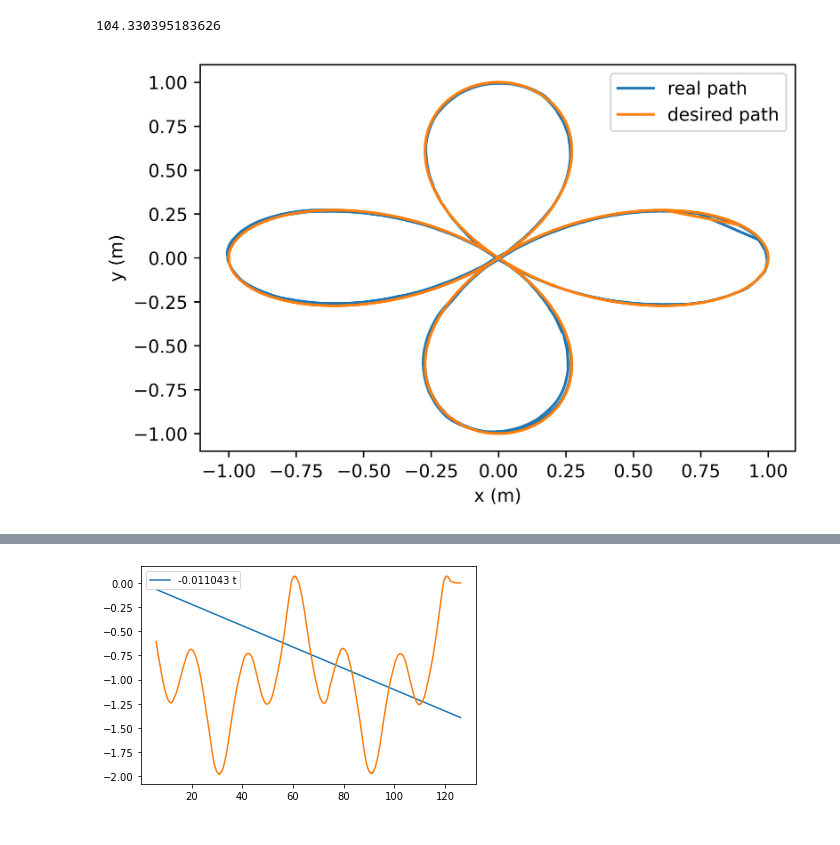
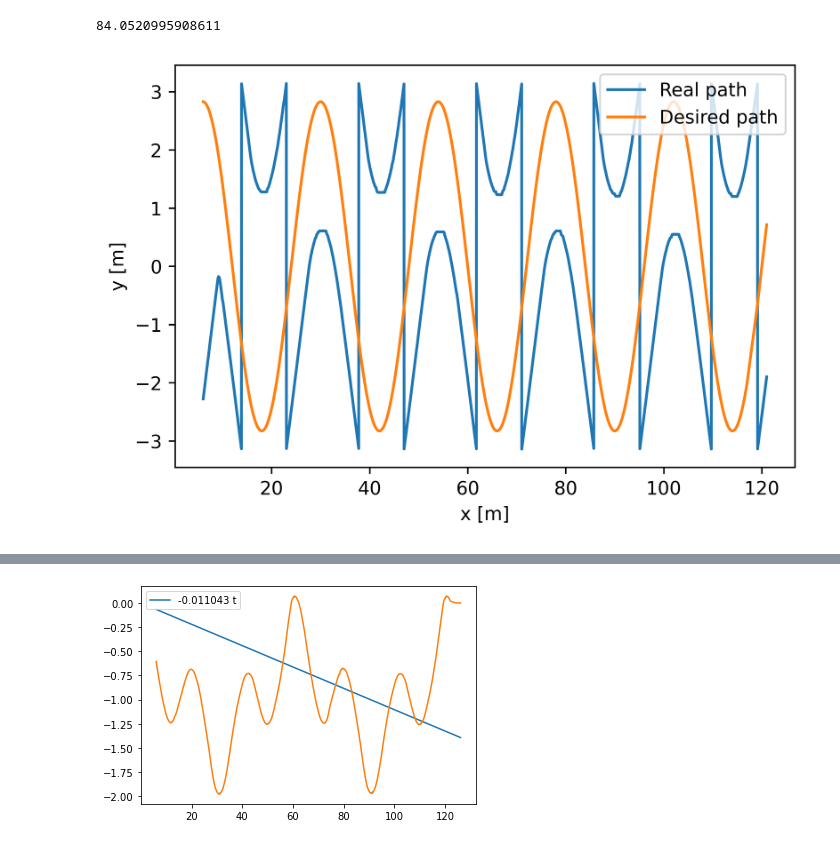
Before and after one commit to dyerbm/OmniWheel, a Jupyter notebook: 3WD-Omniwheel/VICON Data/Data_Processing_Controls.ipynb, the cells around one changed output, grey strips where cells are left out. Drawn from its saved outputs; the diff is of its cells as text; code cells hidden in the pictures.

Commit message:
Cleaned up code for thesis, added figures

```diff
--- a/3WD-Omniwheel/VICON Data/Data_Processing_Controls.ipynb
+++ b/3WD-Omniwheel/VICON Data/Data_Processing_Controls.ipynb
@@ -11,8 +11,8 @@ warnings.filterwarnings('ignore') #suppressed normal warnings (disable this if s
 # %%
 #Import data for processing
 
-#filename = "./28-11-2020/FLPID_randpoint_2.xlsx"
-filename = "./03-09-2020/SMC_4rose_1.xlsx"
+filename = "./28-11-2020/SMC_sin_1.xlsx"
+#filename = "./03-09-2020/FLPID_4rose_1.xlsx"
 data = pd.read_excel(filename,
                     names = ["globaltime","dt",'rb1x','rb1y','rb1z','rb2x','rb2y','rb2z',
                             'rb3x','rb3y','rb3z','rb4x','rb4y','rb4z','rb5x','rb5y','rb5z',
@@ -25,7 +25,7 @@ while data.iloc[0]['rb1z']==0.0:
 
 data.iloc[0]['rb1z']
 # %% [output]
-104.330395183626
+84.0520995908611
 # %%
 #calculate robot position at each point
 
@@ -125,18 +125,22 @@ RMSE_theta_nt = np.sqrt(sum(pdata['e_theta_nt']**2)/len(pdata['e_theta']))
 # %%
 fig = plt.figure(dpi=600)
 ax = plt.subplot(1,1,1)
 #pdata['x_d'][0] = 0
-ax.plot(pdata['x_r'],pdata['y_r'],pdata['x_d'],pdata['y_d'])
-ax.legend(['real path', 'desired path'])
+#ax.plot(pdata['x_r'],pdata['y_r'],pd.concat([pd.Series([0]), pdata['x_d']]),pd.concat([pd.Series([0]), pdata['y_d']]))
+ax.plot(pdata['globaltime'],(pdata['theta_r'] + np.pi) % (2 * np.pi) - np.pi)
+ax.plot(pdata['globaltime'],(pdata['theta_d'] + np.pi) % (2 * np.pi) - np.pi)
+ax.legend(['Real path', 'Desired path'])
 #ax.plot(pdata.iloc[0]['x_d'],pdata.iloc[0]['y_d'],linewidth=6)
 #print(pdata.iloc[0]['x_d'])
 #print(pdata.iloc[0]['y_d'])
 #print(np.arctan2(y_mid[0],x_mid[0])*180/np.pi)
 #plt.plot(pdata['x_r'],pdata['y_r'],pdata['x_d'],pdata['y_d'])
 #plt.plot(pdata[0]['x_d'],pdata[0]['y_d'])
-plt.xlabel('x (m)')
-plt.ylabel('y (m)')
-plt.savefig('rose.pdf', format='pdf', bbox_inches='tight')
+plt.xlabel('x [m]')
+plt.ylabel('y [m]')
+#plt.scatter(0,0)
+#plt.text(0,-0.1, 'Start', fontsize=10) #put the start point in
+plt.savefig('FLPIDsin.pdf', format='pdf', bbox_inches='tight')
 plt.show()
 # %% [output]
-[figure, old version]
+[figure, new version]
```
Also changed, not shown: parts of 2 cells of this notebook, 18 other files.
